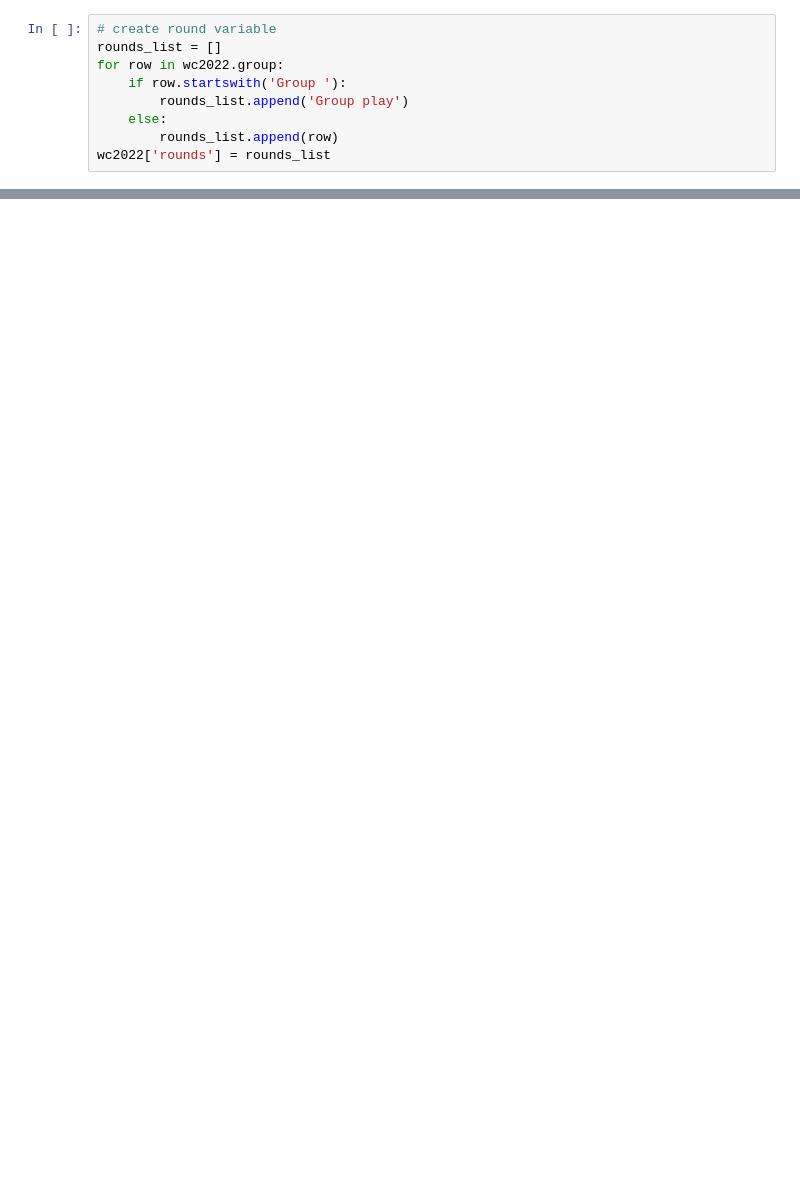
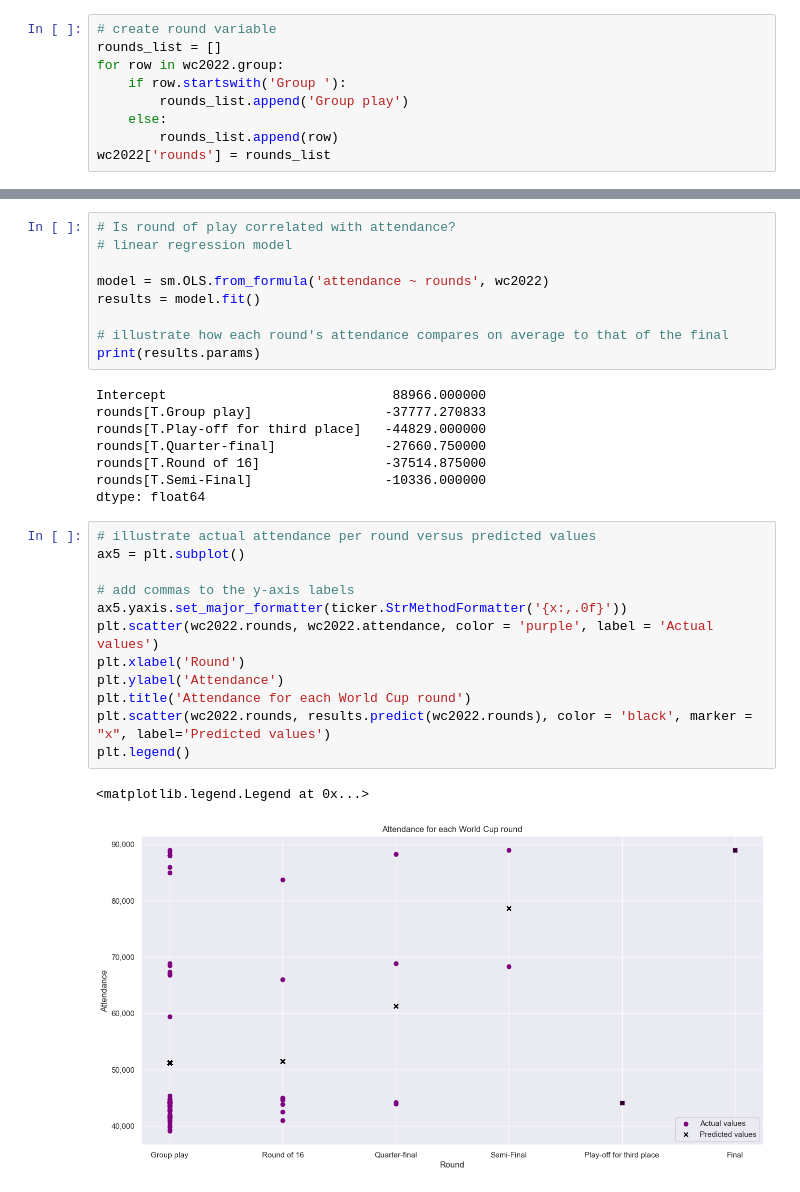
Before and after one commit to jennamoustafa/worldcup2022, a Jupyter notebook: analysis.ipynb, the cells around one changed output, grey strips where cells are left out. Cells and saved outputs as stored; diff of their text form; blank space fills up the shorter version.

```diff
--- a/analysis.ipynb
+++ b/analysis.ipynb
@@ -197,0 +214,32 @@ plt.clf()
+# %%
+# Is round of play correlated with attendance?
+# linear regression model
+
+model = sm.OLS.from_formula('attendance ~ rounds', wc2022)
+results = model.fit()
+
+# illustrate how each round's attendance compares on average to that of the final
+print(results.params)
+# %% [output]
+Intercept                             88966.000000
+rounds[T.Group play]                 -37777.270833
+rounds[T.Play-off for third place]   -44829.000000
+rounds[T.Quarter-final]              -27660.750000
+rounds[T.Round of 16]                -37514.875000
+rounds[T.Semi-Final]                 -10336.000000
+dtype: float64
+# %%
+# illustrate actual attendance per round versus predicted values
+ax5 = plt.subplot()
+
+# add commas to the y-axis labels
+ax5.yaxis.set_major_formatter(ticker.StrMethodFormatter('{x:,.0f}'))
+plt.scatter(wc2022.rounds, wc2022.attendance, color = 'purple', label = 'Actual values')
+plt.xlabel('Round')
+plt.ylabel('Attendance')
+plt.title('Attendance for each World Cup round')
+plt.scatter(wc2022.rounds, results.predict(wc2022.rounds), color = 'black', marker = "x", label='Predicted values')
+plt.legend()
+# %% [output]
+<matplotlib.legend.Legend at 0x...>
+[figure, added]
```
Also changed, not shown: parts of 11 cells of this notebook.
